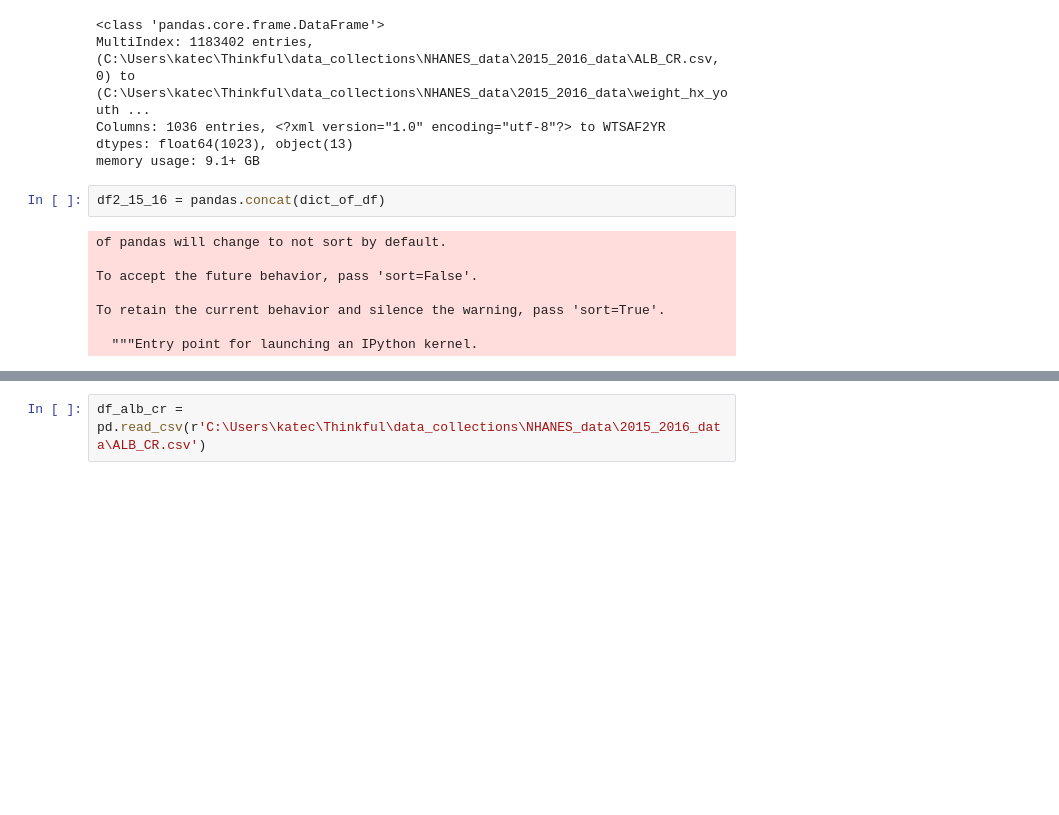
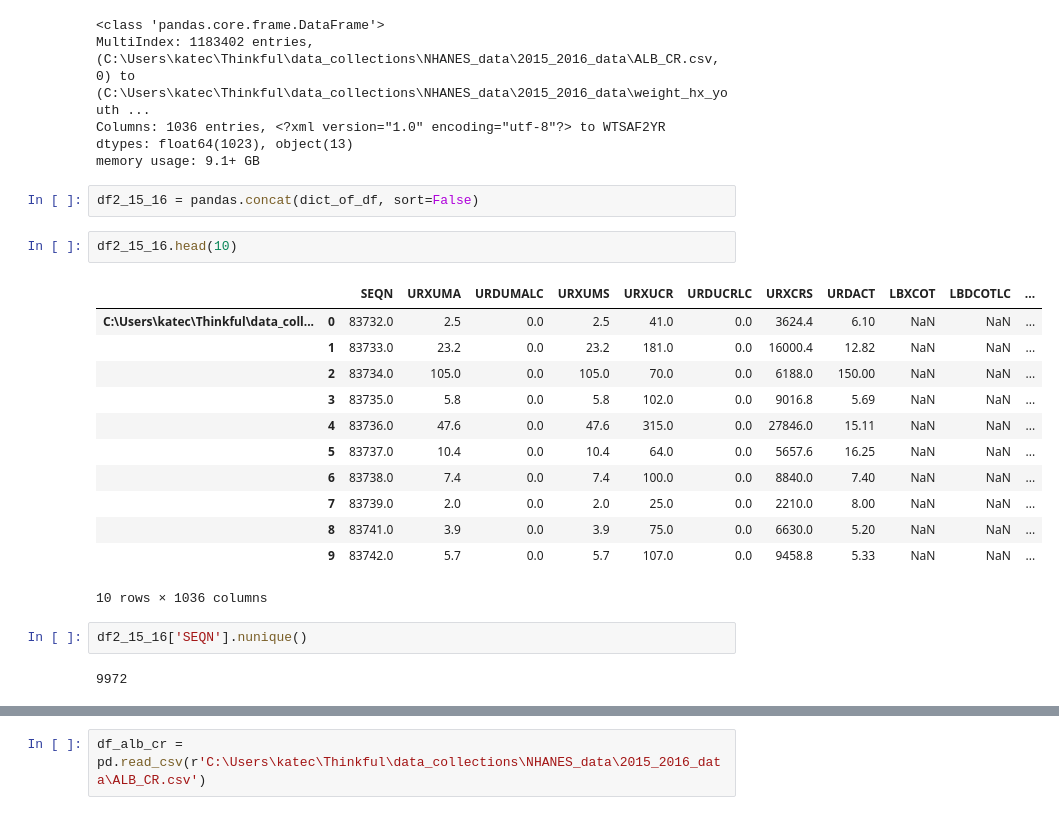
Before and after one commit to kathieking/Thinkful, a Jupyter notebook: check42_initial_read_concat.ipynb, the cells around one changed output, grey strips where cells are left out. Saved outputs shown, nothing was run; the diff lists cells and outputs as text; blank space fills up the shorter version.

```diff
--- a/check42_initial_read_concat.ipynb
+++ b/check42_initial_read_concat.ipynb
@@ -131,12 +136,23 @@ Columns: 1036 entries, <?xml version="1.0" encoding="utf-8"?> to WTSAF2YR
 dtypes: float64(1023), object(13)
 memory usage: 9.1+ GB
 # %%
-df2_15_16 = pandas.concat(dict_of_df)
+df2_15_16 = pandas.concat(dict_of_df, sort=False)
-# %% [output]
-of pandas will change to not sort by default.
-
-To accept the future behavior, pass 'sort=False'.
-
-To retain the current behavior and silence the warning, pass 'sort=True'.
-
-  """Entry point for launching an IPython kernel.
+# %%
+df2_15_16.head(10)
+# %% [output]
+|  |  | SEQN | URXUMA | URDUMALC | URXUMS | URXUCR | URDUCRLC | URXCRS | URDACT | LBXCOT | LBDCOTLC | ... |
+| C:\Users\katec\Thinkful\data_coll... | 0 | 83732.0 | 2.5 | 0.0 | 2.5 | 41.0 | 0.0 | 3624.4 | 6.10 | NaN | NaN | ... |
+|  | 1 | 83733.0 | 23.2 | 0.0 | 23.2 | 181.0 | 0.0 | 16000.4 | 12.82 | NaN | NaN | ... |
+|  | 2 | 83734.0 | 105.0 | 0.0 | 105.0 | 70.0 | 0.0 | 6188.0 | 150.00 | NaN | NaN | ... |
+|  | 3 | 83735.0 | 5.8 | 0.0 | 5.8 | 102.0 | 0.0 | 9016.8 | 5.69 | NaN | NaN | ... |
+|  | 4 | 83736.0 | 47.6 | 0.0 | 47.6 | 315.0 | 0.0 | 27846.0 | 15.11 | NaN | NaN | ... |
+|  | 5 | 83737.0 | 10.4 | 0.0 | 10.4 | 64.0 | 0.0 | 5657.6 | 16.25 | NaN | NaN | ... |
+|  | 6 | 83738.0 | 7.4 | 0.0 | 7.4 | 100.0 | 0.0 | 8840.0 | 7.40 | NaN | NaN | ... |
+|  | 7 | 83739.0 | 2.0 | 0.0 | 2.0 | 25.0 | 0.0 | 2210.0 | 8.00 | NaN | NaN | ... |
+|  | 8 | 83741.0 | 3.9 | 0.0 | 3.9 | 75.0 | 0.0 | 6630.0 | 5.20 | NaN | NaN | ... |
+|  | 9 | 83742.0 | 5.7 | 0.0 | 5.7 | 107.0 | 0.0 | 9458.8 | 5.33 | NaN | NaN | ... |
+10 rows × 1036 columns
+# %%
+df2_15_16['SEQN'].nunique()
+# %% [output]
+9972
```
Also changed, not shown: parts of 2 cells of this notebook.
